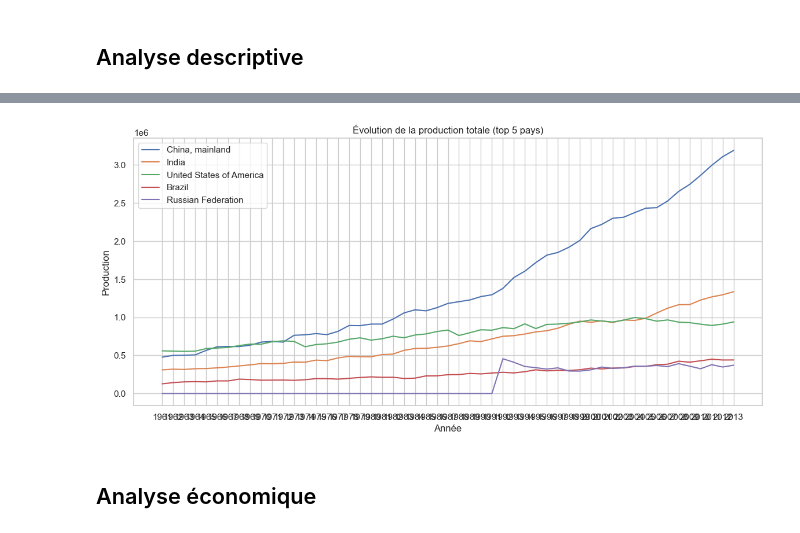
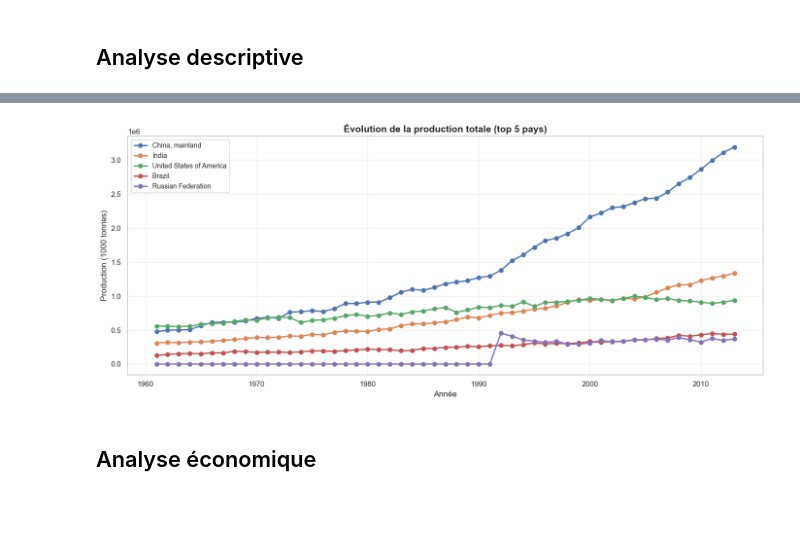
Before and after one commit to axel-achart/real_world_insight, a Jupyter notebook: notebook/exploration.ipynb, the cells around one changed output, grey strips where cells are left out. Drawn from its saved outputs; the diff is of its cells as text; code cells hidden in the pictures; blank space fills up the shorter version.

```diff
--- a/notebook/exploration.ipynb
+++ b/notebook/exploration.ipynb
@@ -97,6 +64,9 @@ Length: 63, dtype: int64
 # %%
 fao_path = "../data/clean/fao_clean.csv"
 df = pd.read_csv(fao_path)
+
+# Récupération des colonnes d'années et tri numérique
+new_year_cols = sorted([c for c in df.columns if c.isdigit()], key=int)
 
 # Aperçu des données
 display(df.head())
@@ -186,0 +170,16 @@ Name: 2013, dtype: int64
+# %%
+# Graphique ligne de la production totale des 5 premiers pays (agrégation par Area)
+top5_countries = top_countries.index[:5]
+plt.figure(figsize=(14,6))
+years = [int(y) for y in new_year_cols]
+for country in top5_countries:
+    # Somme par année pour le pays (somme sur tous les items/produits)
+    country_series = df[df['Area'] == country][new_year_cols].sum(axis=0).astype(float).values
+    plt.plot(years, country_series, label=country, marker='o', linewidth=2)
+plt.title('Évolution de la production totale (top 5 pays)', fontsize=14, fontweight='bold')
+plt.xlabel('Année', fontsize=12)
+plt.ylabel('Production (1000 tonnes)', fontsize=12)
+plt.legend(fontsize=10)
+plt.grid(True, alpha=0.3)
+plt.tight_layout()
+plt.show()
@@ -187,14 +188,18 @@ Name: 2013, dtype: int64
 # %%
-# Graphique ligne de la production totale des 5 premiers pays
+# Graphique ligne de la production totale des 5 premiers pays (agrégation par Area)
 top5_countries = top_countries.index[:5]
 plt.figure(figsize=(14,6))
+years = [int(y) for y in new_year_cols]
 for country in top5_countries:
-    subset = df[df["Area"]==country]
-    plt.plot(new_year_cols, subset[new_year_cols].sum(axis=0), label=country)
-plt.title("Évolution de la production totale (top 5 pays)")
-plt.xlabel("Année")
-plt.ylabel("Production")
-plt.legend()
+    # Somme par année pour le pays (somme sur tous les items/produits)
+    country_series = df[df['Area'] == country][new_year_cols].sum(axis=0).astype(float).values
+    plt.plot(years, country_series, label=country, marker='o', linewidth=2)
+plt.title('Évolution de la production totale (top 5 pays)', fontsize=14, fontweight='bold')
+plt.xlabel('Année', fontsize=12)
+plt.ylabel('Production (1000 tonnes)', fontsize=12)
+plt.legend(fontsize=10)
+plt.grid(True, alpha=0.3)
+plt.tight_layout()
 plt.show()
 # %% [output]
-[figure, old version]
+[figure, new version]
```
Also changed, not shown: parts of 14 cells of this notebook, 6 other files.
